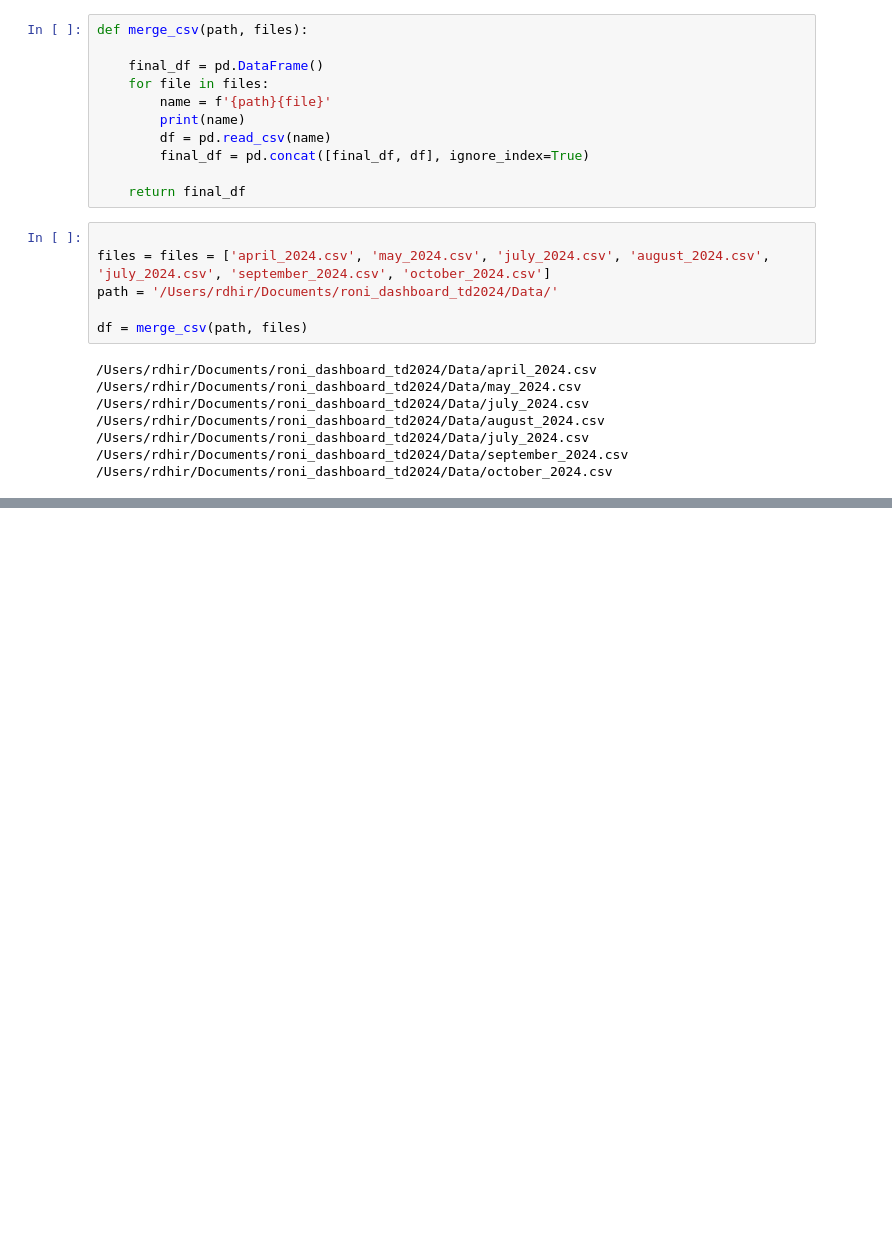
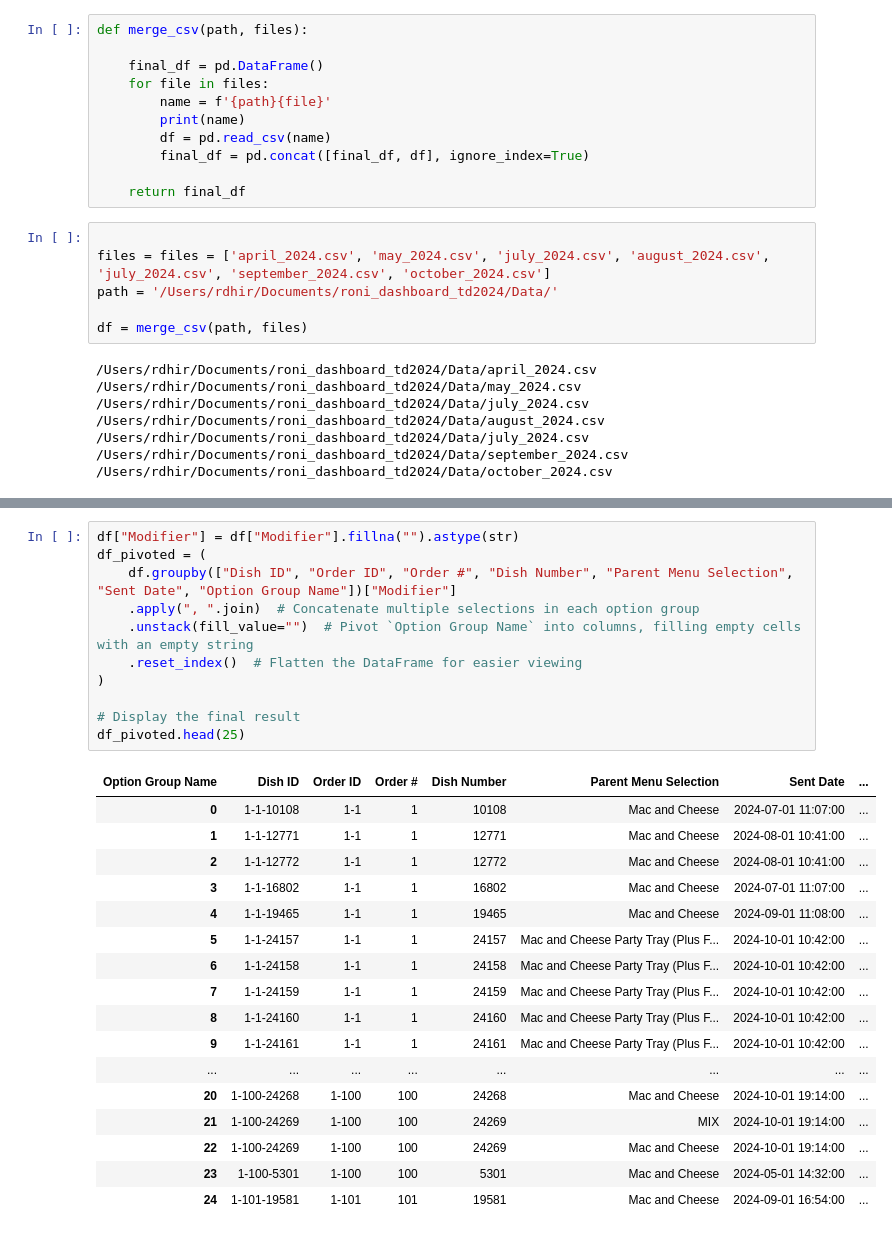
Before and after one commit to raghavdhir03/roni_dashboard_td2024, a Jupyter notebook: Notebooks/merge_months.ipynb, the cells around one changed output, grey strips where cells are left out. Drawn from its saved outputs; the diff is of its cells as text; blank space fills up the shorter version.

```diff
--- a/Notebooks/merge_months.ipynb
+++ b/Notebooks/merge_months.ipynb
@@ -76,0 +97,29 @@ df.head(50)
+# %%
+df["Modifier"] = df["Modifier"].fillna("").astype(str)
+df_pivoted = (
+    df.groupby(["Dish ID", "Order ID", "Order #", "Dish Number", "Parent Menu Selection", "Sent Date", "Option Group Name"])["Modifier"]
+    .apply(", ".join)  # Concatenate multiple selections in each option group
+    .unstack(fill_value="")  # Pivot `Option Group Name` into columns, filling empty cells with an empty string
+    .reset_index()  # Flatten the DataFrame for easier viewing
+)
+
+# Display the final result
+df_pivoted.head(25)
+# %% [output]
+| Option Group Name | Dish ID | Order ID | Order # | Dish Number | Parent Menu Selection | Sent Date | ... |
+| 0 | 1-1-10108 | 1-1 | 1 | 10108 | Mac and Cheese | 2024-07-01 11:07:00 | ... |
+| 1 | 1-1-12771 | 1-1 | 1 | 12771 | Mac and Cheese | 2024-08-01 10:41:00 | ... |
+| 2 | 1-1-12772 | 1-1 | 1 | 12772 | Mac and Cheese | 2024-08-01 10:41:00 | ... |
+| 3 | 1-1-16802 | 1-1 | 1 | 16802 | Mac and Cheese | 2024-07-01 11:07:00 | ... |
+| 4 | 1-1-19465 | 1-1 | 1 | 19465 | Mac and Cheese | 2024-09-01 11:08:00 | ... |
+| 5 | 1-1-24157 | 1-1 | 1 | 24157 | Mac and Cheese Party Tray (Plus F... | 2024-10-01 10:42:00 | ... |
+| 6 | 1-1-24158 | 1-1 | 1 | 24158 | Mac and Cheese Party Tray (Plus F... | 2024-10-01 10:42:00 | ... |
+| 7 | 1-1-24159 | 1-1 | 1 | 24159 | Mac and Cheese Party Tray (Plus F... | 2024-10-01 10:42:00 | ... |
+| 8 | 1-1-24160 | 1-1 | 1 | 24160 | Mac and Cheese Party Tray (Plus F... | 2024-10-01 10:42:00 | ... |
+| 9 | 1-1-24161 | 1-1 | 1 | 24161 | Mac and Cheese Party Tray (Plus F... | 2024-10-01 10:42:00 | ... |
+| ... | ... | ... | ... | ... | ... | ... | ... |
+| 20 | 1-100-24268 | 1-100 | 100 | 24268 | Mac and Cheese | 2024-10-01 19:14:00 | ... |
+| 21 | 1-100-24269 | 1-100 | 100 | 24269 | MIX | 2024-10-01 19:14:00 | ... |
+| 22 | 1-100-24269 | 1-100 | 100 | 24269 | Mac and Cheese | 2024-10-01 19:14:00 | ... |
+| 23 | 1-100-5301 | 1-100 | 100 | 5301 | Mac and Cheese | 2024-05-01 14:32:00 | ... |
+| 24 | 1-101-19581 | 1-101 | 101 | 19581 | Mac and Cheese | 2024-09-01 16:54:00 | ... |
```
Also changed, not shown: parts of 10 cells of this notebook.
